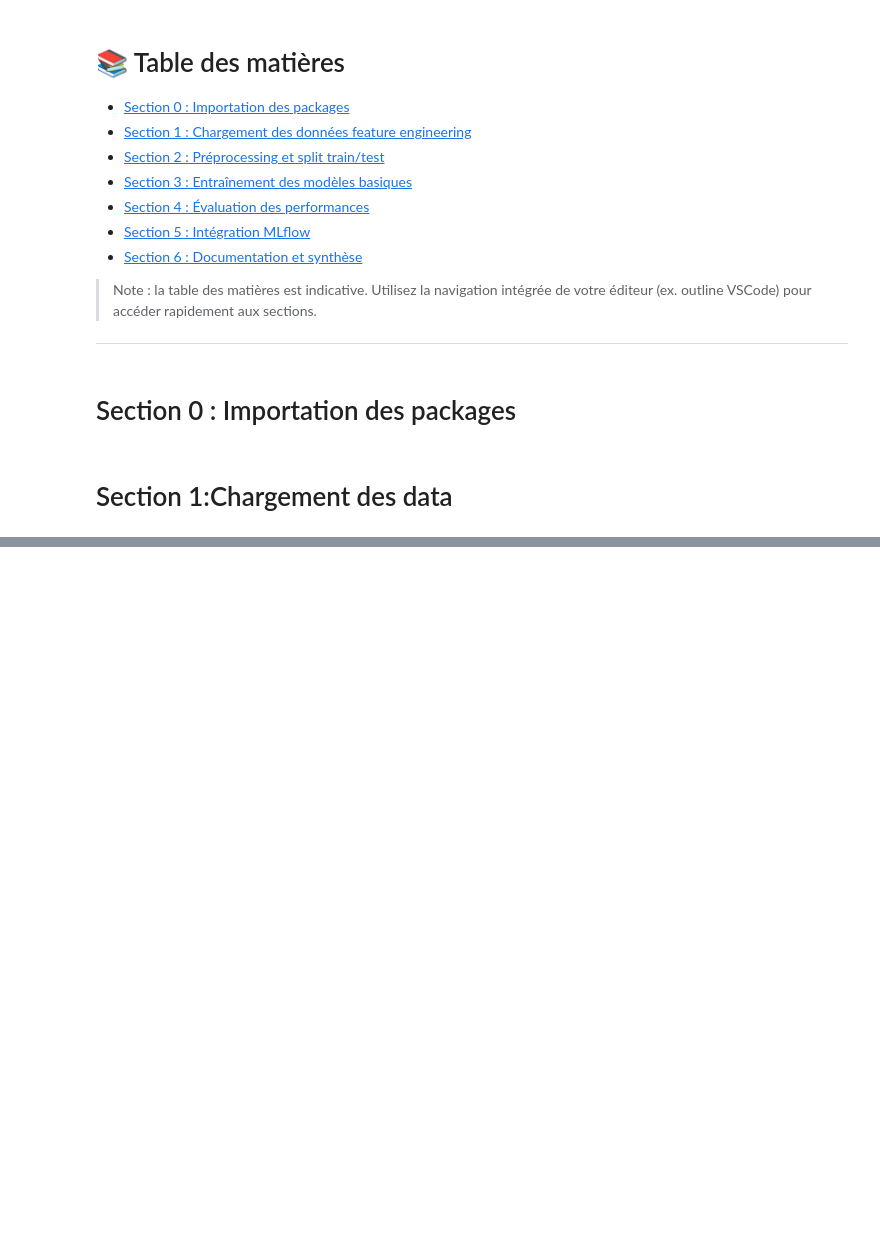
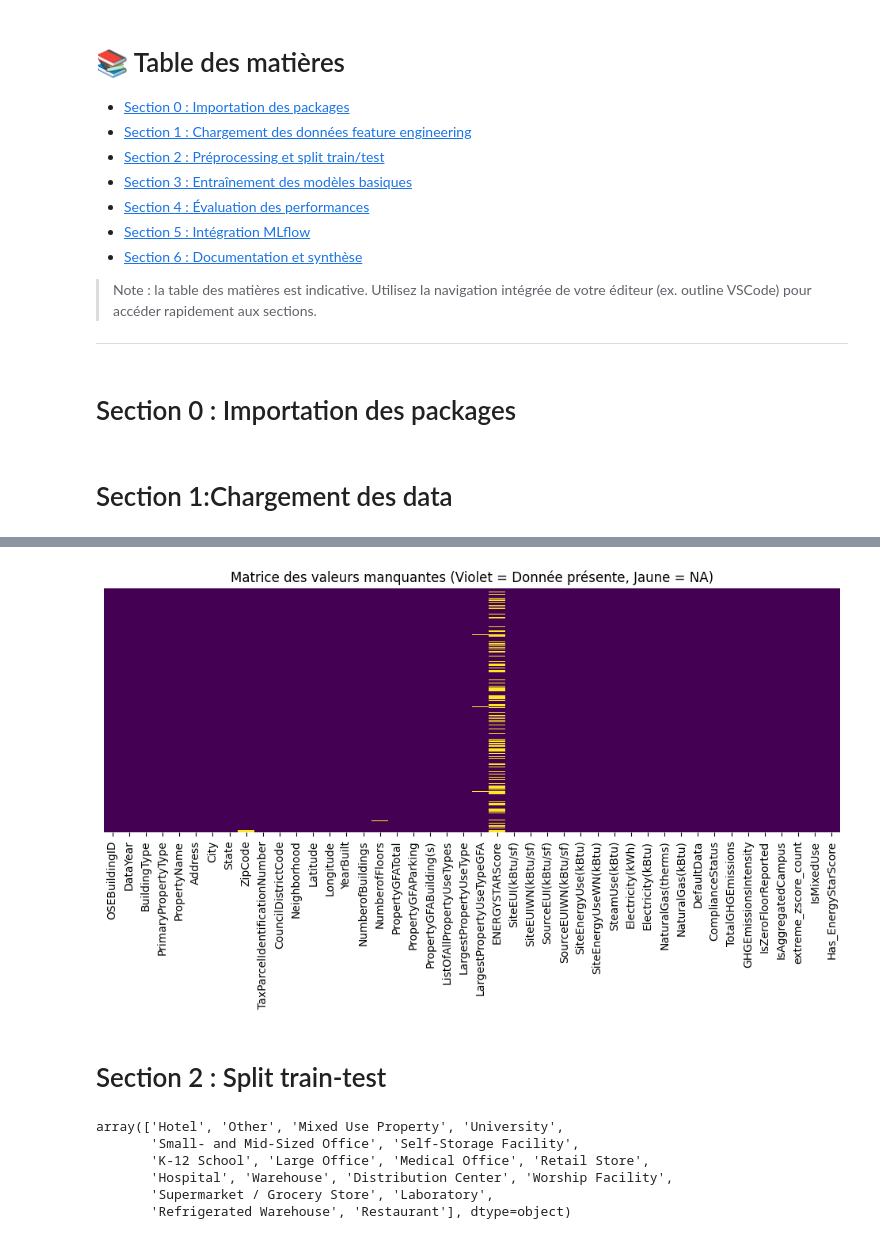
Before and after one commit to Ben10-som/ML-prediction-CO2, a Jupyter notebook: notebooks/06_modeling_pipeline.ipynb, the cells around one changed output, grey strips where cells are left out. Saved outputs shown, nothing was run; the diff lists cells and outputs as text; code cells hidden in the pictures; blank space fills up the shorter version.

```diff
--- a/notebooks/06_modeling_pipeline.ipynb
+++ b/notebooks/06_modeling_pipeline.ipynb
@@ -93,13 +114,13 @@ logger = logging.getLogger("notebook")
 # Section 1:Chargement des data
 # %%
 cfg = load_config()
-create_directories(cfg) # créer les dossiers si absent
+create_directories(cfg)
 
-# A. Chargement Raw
+cfg_ml = copy.deepcopy(cfg)
+# désactiver l'imputation dans la copie ml (non persistée)
+cfg_ml.cleaning.section_1.enable_imputation = False
+
+# Chargement raw
 logger.info("--- 1. LOADING ---")
 df_raw = load_data_raw(cfg)
-
-# B. Nettoyage
-logger.info("--- 2. CLEANING ---")
-df_cleaned = run_cleaning_pipeline(df_raw, cfg)
 # %% [output]
@@ -125,6 +136,6 @@ df_cleaned = run_cleaning_pipeline(df_raw, cfg)
 # %%
 
-# C. Feature Engineering
-logger.info("--- 3. FEATURE ENGINEERING ---")
-df_final = run_feature_engineering_pipeline(df_cleaned, cfg)
+# CLEANING sans imputation
+logger.info(" CLEANING sans imputation")
+df_cleaned = run_cleaning_pipeline(df_raw, cfg_ml)  #imputation False
 # %% [output]
@@ -134,0 +152,18 @@ df_final = run_feature_engineering_pipeline(df_cleaned, cfg)
+# %%
+plt.figure(figsize=(12, 4))
+sns.heatmap(df_cleaned.isna(), cbar=False, yticklabels=False, cmap='viridis')
+plt.title("Matrice des valeurs manquantes (Violet = Donnée présente, Jaune = NA)")
+plt.show()
+# %% [output]
+[figure, added]
+# %% [markdown]
+# Section 2 : Split train-test
+# %%
+df_cleaned["PrimaryPropertyType"].unique()
+# %% [output]
+array(['Hotel', 'Other', 'Mixed Use Property', 'University',
+       'Small- and Mid-Sized Office', 'Self-Storage Facility',
+       'K-12 School', 'Large Office', 'Medical Office', 'Retail Store',
+       'Hospital', 'Warehouse', 'Distribution Center', 'Worship Facility',
+       'Supermarket / Grocery Store', 'Laboratory',
+       'Refrigerated Warehouse', 'Restaurant'], dtype=object)
```
Also changed, not shown: parts of 18 cells of this notebook, 9 other files.
